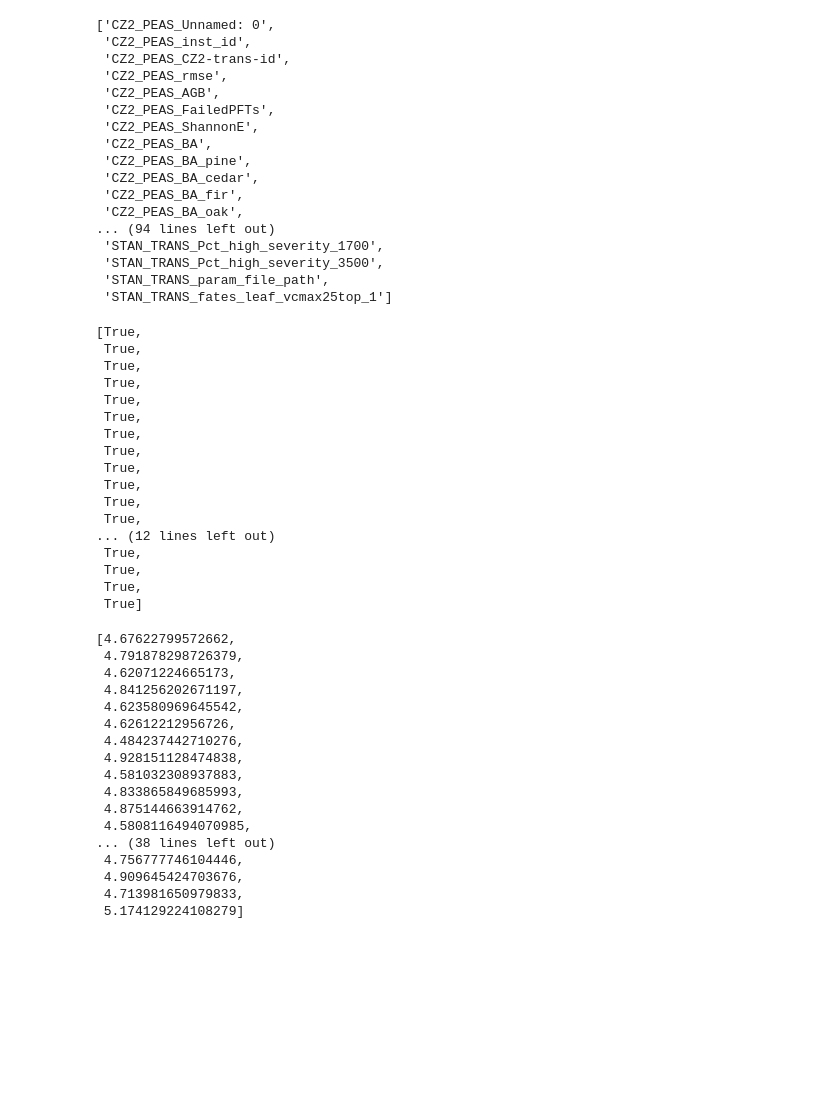
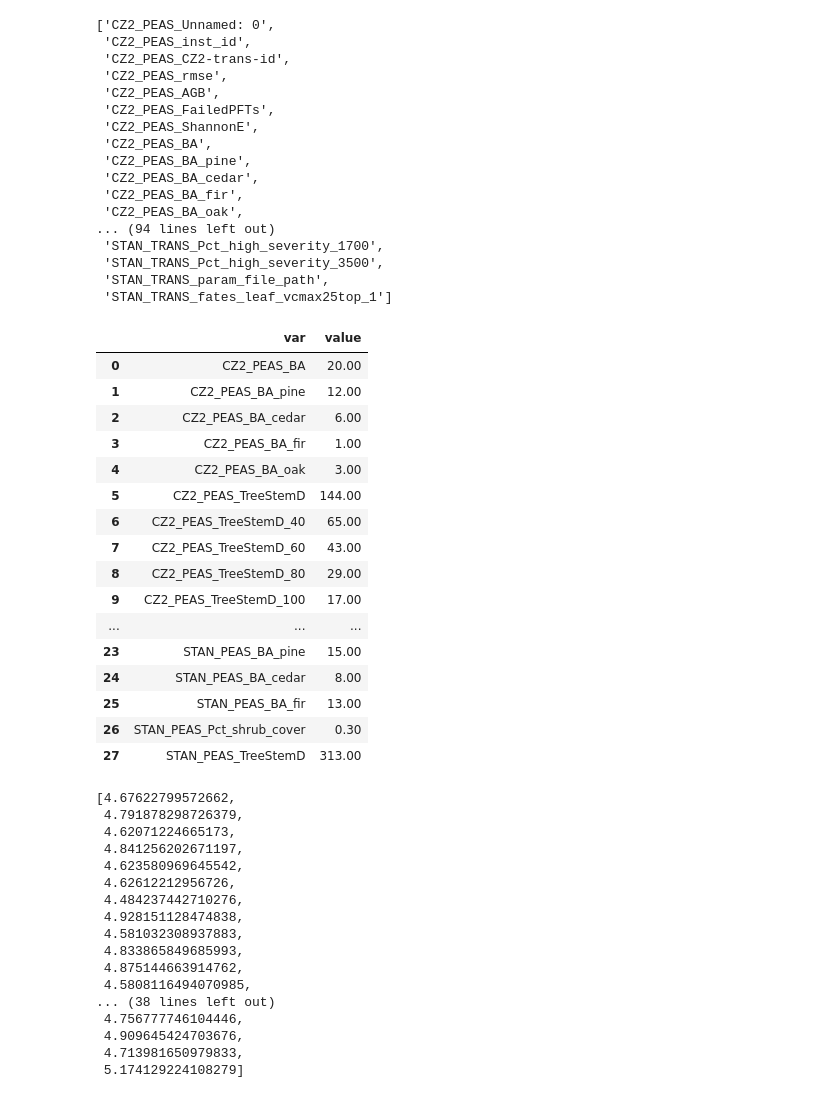
Before and after one commit to adamhb/california-fates, a Jupyter notebook: benchmarks/evaluate_ensemble_members_101523.ipynb, the cells around one changed output. Saved outputs shown, nothing was run; the diff lists cells and outputs as text; code cells hidden in the pictures; blank space fills up the shorter version.

```diff
--- a/benchmarks/evaluate_ensemble_members_101523.ipynb
+++ b/benchmarks/evaluate_ensemble_members_101523.ipynb
@@ -710,50 +732,53 @@ targets = [20,
            144,65,43,29,17,
            0.23,
            25,
            9,9,2.5,4.5, # CZ2 pft-specific BA
            62,
            7,21,34,# STAN-TRANs conifer ba
            0.02,738,
            37, # STAN PEAS BA
            15,8,13, #STAN PEAS, pine,cedar,fir BA]
            0.3,313] # STAN PEAS shrub and total tree stem D
 
 pred_fields = ["CZ2_PEAS_BA",
                 "CZ2_PEAS_BA_pine","CZ2_PEAS_BA_cedar","CZ2_PEAS_BA_fir","CZ2_PEAS_BA_oak",
                 "CZ2_PEAS_TreeStemD","CZ2_PEAS_TreeStemD_40","CZ2_PEAS_TreeStemD_60","CZ2_PEAS_TreeStemD_80","CZ2_PEAS_TreeStemD_100",
                 "CZ2_PEAS_Pct_shrub_cover",
                 # CZ2 TRANS
                 "CZ2_TRANS_BA",
                 "CZ2_TRANS_BA_pine","CZ2_TRANS_BA_cedar","CZ2_TRANS_BA_fir","CZ2_TRANS_BA_oak",
                 #"CZ2_PEAS_Pct_shrub_cover"
                 "STAN_TRANS_BA",
                 "STAN_TRANS_BA_pine","STAN_TRANS_BA_cedar","STAN_TRANS_BA_fir",
                 #"STAN_TRANS_BA_oak",
                 "STAN_TRANS_Pct_shrub_cover","STAN_TRANS_TreeStemD",
                 "STAN_PEAS_BA",
                 "STAN_PEAS_BA_pine","STAN_PEAS_BA_cedar","STAN_PEAS_BA_fir",
                 "STAN_PEAS_Pct_shrub_cover","STAN_PEAS_TreeStemD"]
                 # STAN PEAS
 
+
+
+pd.DataFrame({'var':pred_fields,'value':targets})
 #     def get_benchmark_scores(targets,df):
 # %% [output]
-[True,
- True,
- True,
- True,
- True,
- True,
- True,
- True,
- True,
- True,
- True,
- True,
-... (12 lines left out)
- True,
- True,
- True,
- True]
+|  | var | value |
+| 0 | CZ2_PEAS_BA | 20.00 |
+| 1 | CZ2_PEAS_BA_pine | 12.00 |
+| 2 | CZ2_PEAS_BA_cedar | 6.00 |
+| 3 | CZ2_PEAS_BA_fir | 1.00 |
+| 4 | CZ2_PEAS_BA_oak | 3.00 |
+| 5 | CZ2_PEAS_TreeStemD | 144.00 |
+| 6 | CZ2_PEAS_TreeStemD_40 | 65.00 |
+| 7 | CZ2_PEAS_TreeStemD_60 | 43.00 |
+| 8 | CZ2_PEAS_TreeStemD_80 | 29.00 |
+| 9 | CZ2_PEAS_TreeStemD_100 | 17.00 |
+| ... | ... | ... |
+| 23 | STAN_PEAS_BA_pine | 15.00 |
+| 24 | STAN_PEAS_BA_cedar | 8.00 |
+| 25 | STAN_PEAS_BA_fir | 13.00 |
+| 26 | STAN_PEAS_Pct_shrub_cover | 0.30 |
+| 27 | STAN_PEAS_TreeStemD | 313.00 |
 # %%
 def get_benchmark_scores(targets,pred_fields,df):
 
```
Also changed, not shown: parts of 7 cells of this notebook, 5 other files.
